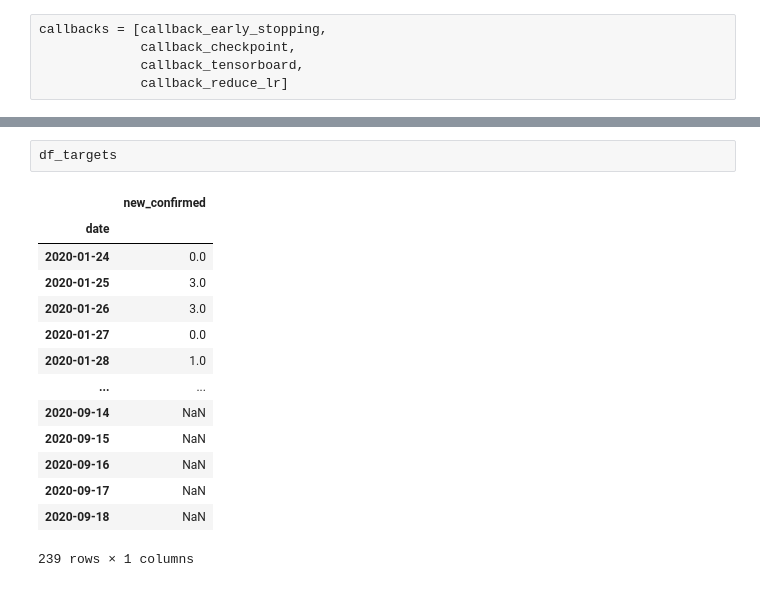
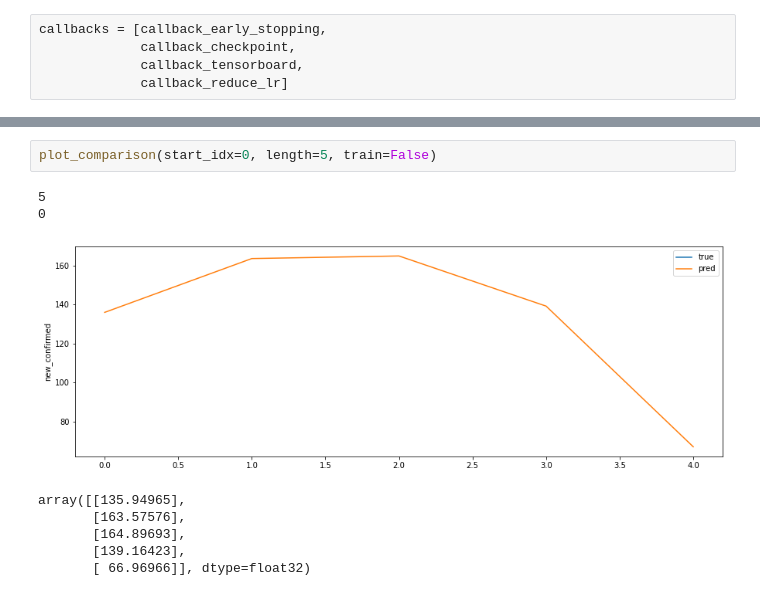
Before and after one commit to snoop2head/covid19_unknown_spread, a Jupyter notebook: forecast_seoul_covid19.ipynb, the cells around one changed output, grey strips where cells are left out. Saved outputs shown, nothing was run; the diff lists cells and outputs as text.

```diff
--- a/forecast_seoul_covid19.ipynb
+++ b/forecast_seoul_covid19.ipynb
@@ -477,17 +492,11 @@ plot_comparison(start_idx=0, length=len(x_data), train=True)
-# %%
-df_targets
-# %% [output]
-|  | new_confirmed |
-| date |  |
-| 2020-01-24 | 0.0 |
-| 2020-01-25 | 3.0 |
-| 2020-01-26 | 3.0 |
-| 2020-01-27 | 0.0 |
-| 2020-01-28 | 1.0 |
-| ... | ... |
-| 2020-09-14 | NaN |
-| 2020-09-15 | NaN |
-| 2020-09-16 | NaN |
-| 2020-09-17 | NaN |
-| 2020-09-18 | NaN |
-239 rows × 1 columns
+# %%
+plot_comparison(start_idx=0, length=5, train=False)
+# %% [output]
+5
+0
+[figure, added]
+array([[135.94965],
+       [163.57576],
+       [164.89693],
+       [139.16423],
+       [ 66.96966]], dtype=float32)
```
Also changed, not shown: parts of 13 cells of this notebook.
